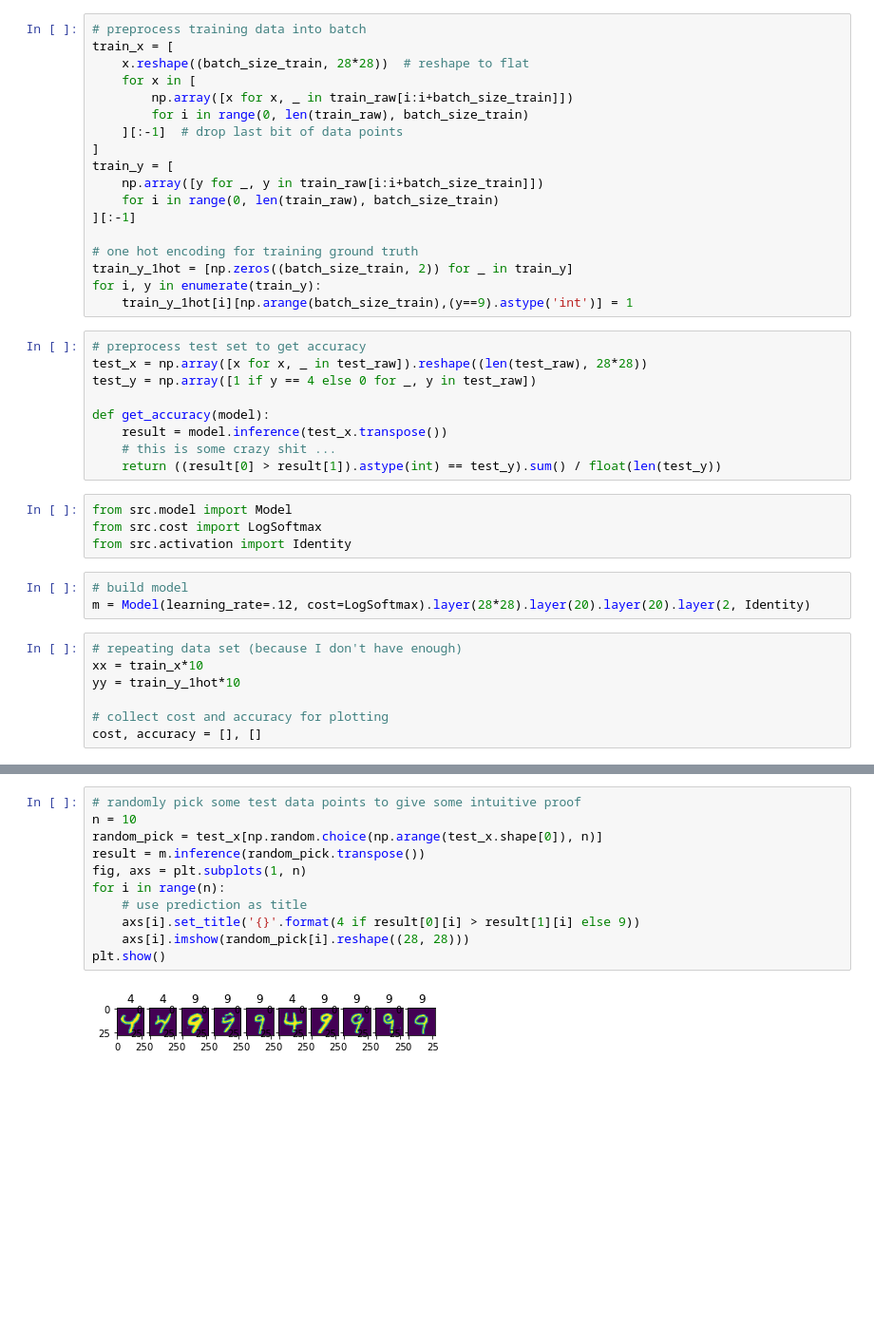
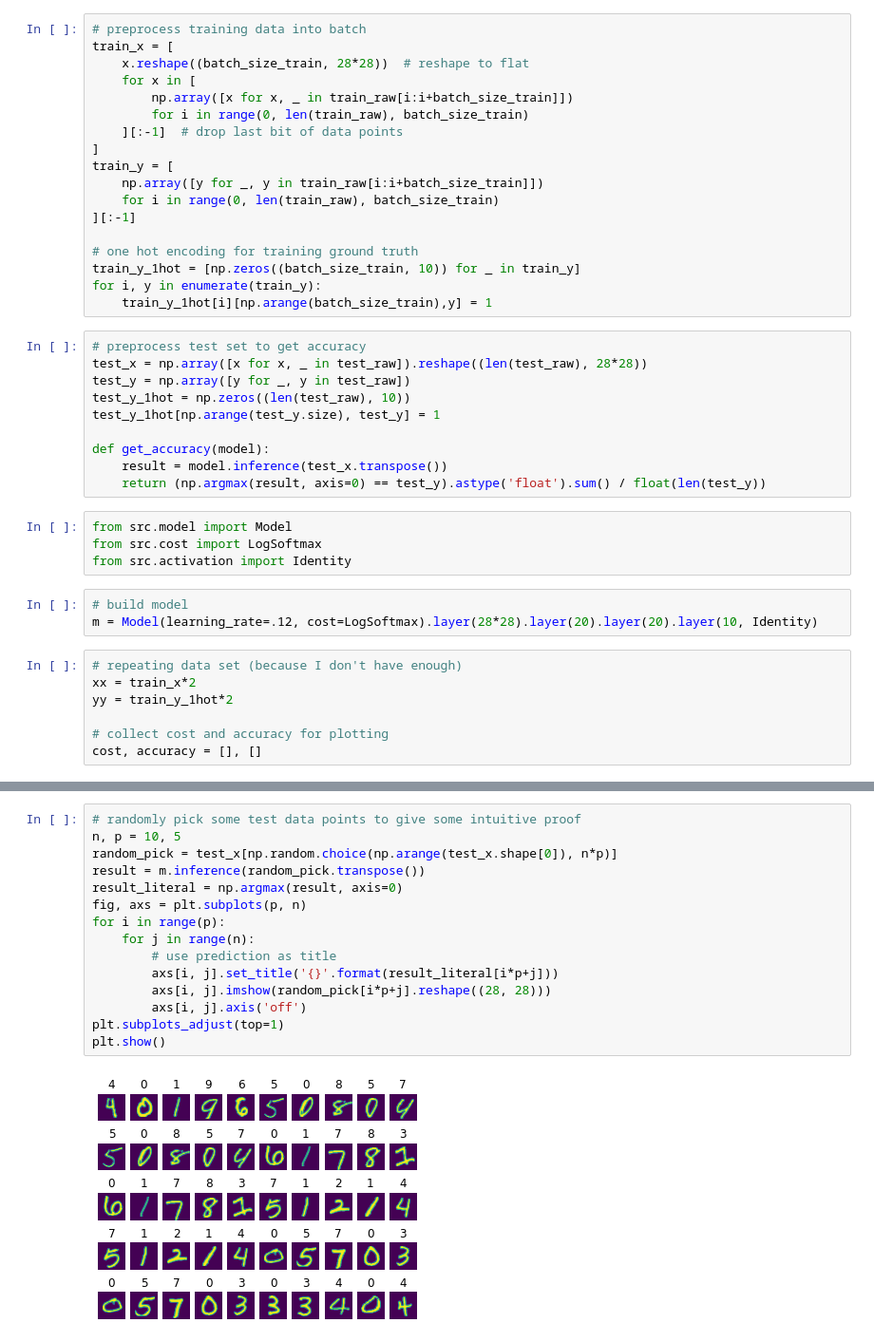
Before and after one commit to KevinXuxuxu/NN, a Jupyter notebook: examples/mnist_softmax.ipynb, the cells around one changed output, grey strips where cells are left out. Shown at 95% size. Saved outputs shown, nothing was run; the diff lists cells and outputs as text; blank space fills up the shorter version.

Commit message:
Use mnist 10-classifier to verify softmax

```diff
--- a/examples/mnist_softmax.ipynb
+++ b/examples/mnist_softmax.ipynb
@@ -59,29 +57,30 @@ train_y = [
 ][:-1]
 
 # one hot encoding for training ground truth
-train_y_1hot = [np.zeros((batch_size_train, 2)) for _ in train_y]
+train_y_1hot = [np.zeros((batch_size_train, 10)) for _ in train_y]
 for i, y in enumerate(train_y):
-    train_y_1hot[i][np.arange(batch_size_train),(y==9).astype('int')] = 1
+    train_y_1hot[i][np.arange(batch_size_train),y] = 1
 # %%
 # preprocess test set to get accuracy
 test_x = np.array([x for x, _ in test_raw]).reshape((len(test_raw), 28*28))
-test_y = np.array([1 if y == 4 else 0 for _, y in test_raw])
+test_y = np.array([y for _, y in test_raw])
+test_y_1hot = np.zeros((len(test_raw), 10))
+test_y_1hot[np.arange(test_y.size), test_y] = 1
 
 def get_accuracy(model):
     result = model.inference(test_x.transpose())
-    # this is some crazy shit ...
-    return ((result[0] > result[1]).astype(int) == test_y).sum() / float(len(test_y))
+    return (np.argmax(result, axis=0) == test_y).astype('float').sum() / float(len(test_y))
 # %%
 from src.model import Model
 from src.cost import LogSoftmax
 from src.activation import Identity
 # %%
 # build model
-m = Model(learning_rate=.12, cost=LogSoftmax).layer(28*28).layer(20).layer(20).layer(2, Identity)
+m = Model(learning_rate=.12, cost=LogSoftmax).layer(28*28).layer(20).layer(20).layer(10, Identity)
 # %%
 # repeating data set (because I don't have enough)
-xx = train_x*10
-yy = train_y_1hot*10
+xx = train_x*2
+yy = train_y_1hot*2
 
 # collect cost and accuracy for plotting
 cost, accuracy = [], []
@@ -113,13 +112,17 @@ plt.show()
 # %%
 # randomly pick some test data points to give some intuitive proof
-n = 10
-random_pick = test_x[np.random.choice(np.arange(test_x.shape[0]), n)]
+n, p = 10, 5
+random_pick = test_x[np.random.choice(np.arange(test_x.shape[0]), n*p)]
 result = m.inference(random_pick.transpose())
-fig, axs = plt.subplots(1, n)
-for i in range(n):
-    # use prediction as title
-    axs[i].set_title('{}'.format(4 if result[0][i] > result[1][i] else 9))
-    axs[i].imshow(random_pick[i].reshape((28, 28)))
+result_literal = np.argmax(result, axis=0)
+fig, axs = plt.subplots(p, n)
+for i in range(p):
+    for j in range(n):
+        # use prediction as title
+        axs[i, j].set_title('{}'.format(result_literal[i*p+j]))
+        axs[i, j].imshow(random_pick[i*p+j].reshape((28, 28)))
+        axs[i, j].axis('off')
+plt.subplots_adjust(top=1)
 plt.show()
 # %% [output]
-[figure, old version]
+[figure, new version]
```
Also changed, not shown: parts of 3 cells of this notebook.
